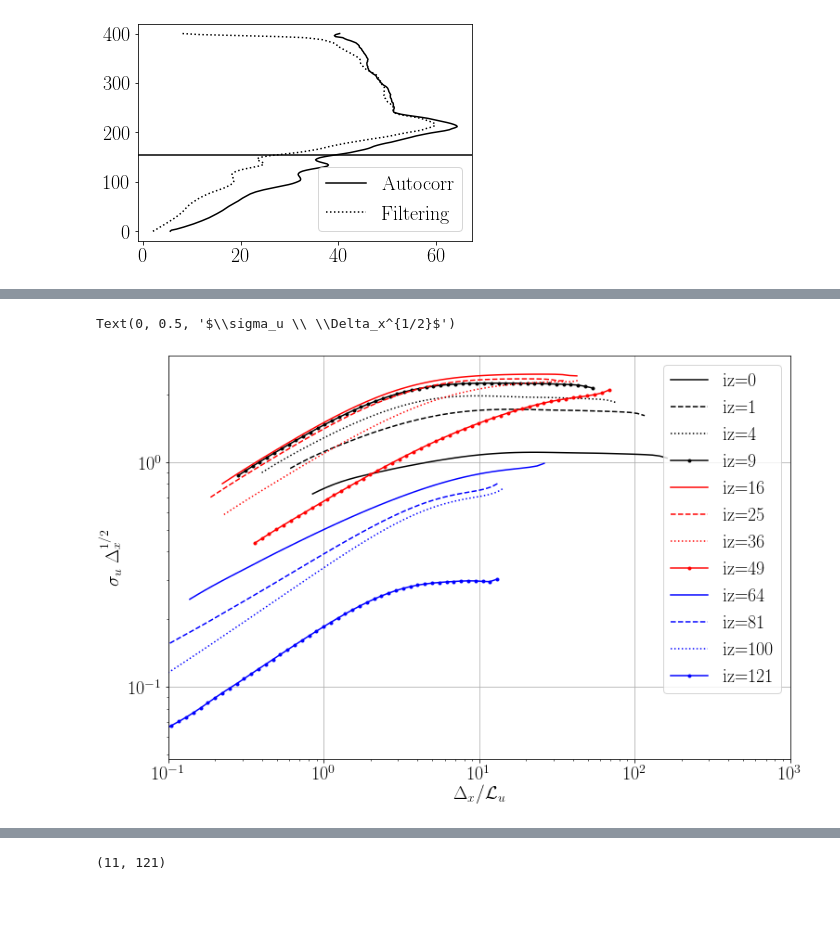
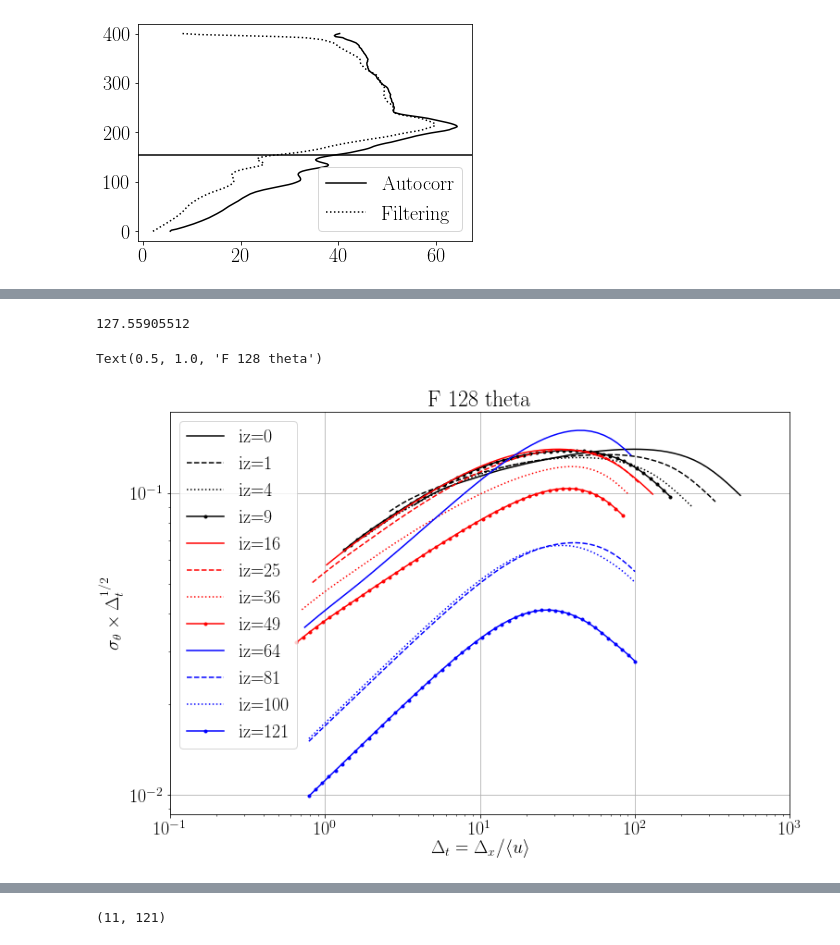
Before and after one commit to bgreene777/SBL_LES, a Jupyter notebook: ipynb/plot_lengthscales_error.ipynb, the cells around one changed output, grey strips where cells are left out. Drawn from its saved outputs; the diff is of its cells as text; code cells hidden in the pictures; blank space fills up the shorter version.

Commit message:
kind of a mess...TODO: make simulation class its own module and convert this notebook into script before mistakes happen

```diff
--- a/ipynb/plot_lengthscales_error.ipynb
+++ b/ipynb/plot_lengthscales_error.ipynb
@@ -254,28 +498,36 @@ plt.legend()
+# %%
+stats[:,0][40]
+# %% [output]
+127.55905512
 # %%
-dd2 = np.load("/home/bgreene/Python/LES/scripts/SBL/filtered_lengthscale_A_192_full.npz")
+dd2 = np.load("/home/bgreene/SBL_LES/output/filtered_lengthscale_A_128_full.npz")
+fstats = f"/home/bgreene/simulations/A_128_interp/output/average_statistics.csv"
+stats = np.genfromtxt(fstats, delimiter=",", skip_header=1)
+wspd = np.sqrt(stats[:,1]**2. + stats[:,2]**2.)
 
-fstr = ["-k", "--k", ":k", ".-k", "-r", "--r", ":r", ".-r", "-b", "--b", ":b", ".-b"]
+fstr = ["-k", "--k", ":k", ".-k", "-r", "--r", ":r", ".-r", "-b", "--b", ":b", ".-b", "-m", "--m", ":m", ".-m"]
 
 fig00, ax00 = plt.subplots(1, figsize=(12, 8))
 for i, j in enumerate(np.arange(12, dtype=int)**2):
-    ax00.plot(dd2["delta_x"]/dd["len_u"][j], dd2["sigma_u"][j,:]*(dd2["delta_x"]**0.5), fstr[i], label=f"iz={j}")
+    ax00.plot(dd2["delta_x"]/wspd[j], dd2["sigma_theta"][j,:]*(dd2["delta_x"]/wspd[j])**0.5, fstr[i], label=f"iz={j}")
 
 # ax00.axvline(dd2["dx"], c="r", lw=4)
 # ax00.axvline(dd2["Lx"], c="r", lw=4)
 # ax00.axvline(dd2["dx"]*4, c="k", lw=4)
 # ax00.axvline(dd2["Lx"]/5., c="k", lw=4)
-# ax00.plot(dd2["delta_x"]/dd["len_u"][1], 0.1*dd2["delta_x"]**-0.5, linewidth=4, c="m", label="$\Delta_x^{-1/2}$")
+# ax00.plot(dd2["delta_x"]/wspd[j], 0.1*(dd2["delta_x"]/wspd[j])**-0.5, linewidth=4, c="m", label="$\Delta_x^{-1/2}$")
 ax00.set_xscale("log")
 ax00.set_yscale("log")
 ax00.set_xlim([0.1, 1000])
 # ax00.set_ylim([0.005, 0.5])
 ax00.legend()
 ax00.grid()
-ax00.set_xlabel("$\Delta_x / \mathcal{L}_u$")
-ax00.set_ylabel("$\sigma_u \ \Delta_x^{1/2}$")
+ax00.set_xlabel("$\Delta_t = \Delta_x / \\langle u \\rangle$")
+ax00.set_ylabel("$\sigma_{\\theta} \\times \Delta_t^{1/2}$")
+ax00.set_title("F 128 theta")
 
 # ax00.annotate('$dx$', xy=(dd2["dx"], 0.008), xytext=(dd2["dx"], 0.008), rotation=270)
 # ax00.annotate('$L_x$', xy=(dd2["Lx"], 0.008), xytext=(dd2["Lx"], 0.008), rotation=270)
 # %% [output]
-Text(0, 0.5, '$\\sigma_u \\ \\Delta_x^{1/2}$')
+Text(0.5, 1.0, 'F 128 theta')
-[figure, old version]
+[figure, new version]
```
Also changed, not shown: parts of 5 cells of this notebook.
